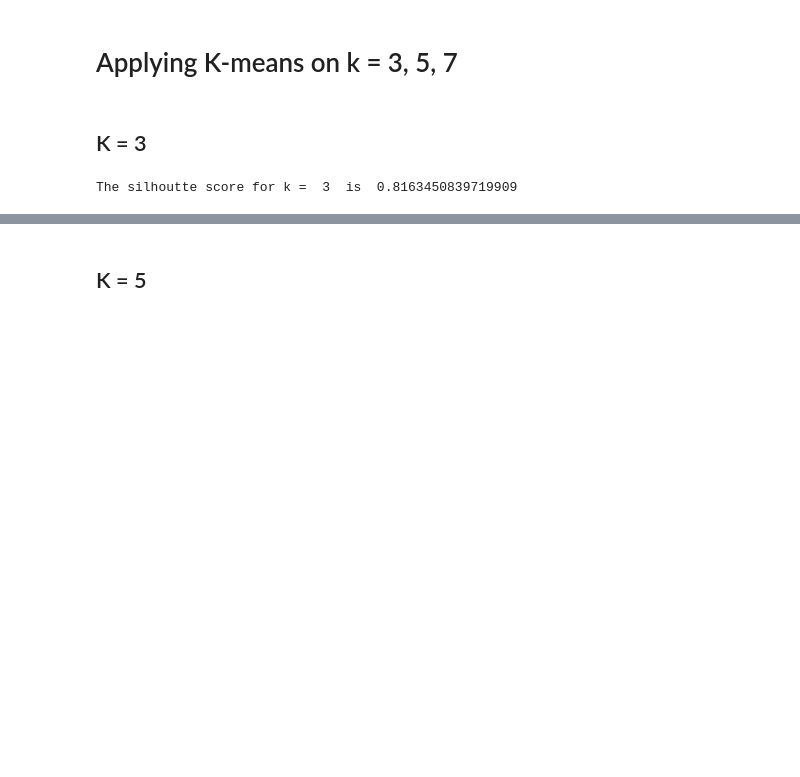
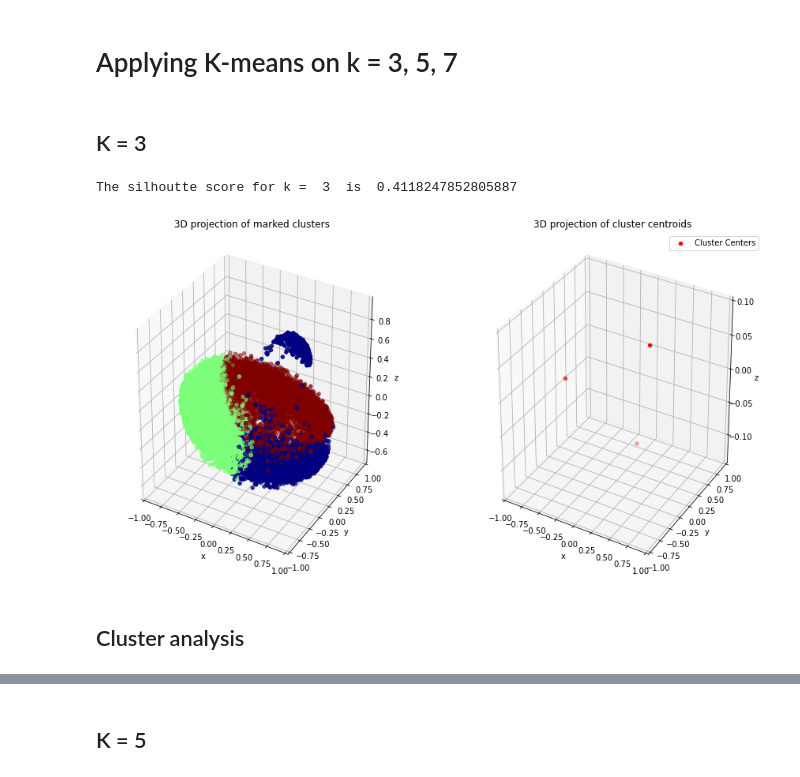
Before and after one commit to NeelMishra/Clustering-Analysis, a Jupyter notebook: Code/Question_2.ipynb, the cells around one changed output, grey strips where cells are left out. Saved outputs shown, nothing was run; the diff lists cells and outputs as text; code cells hidden in the pictures; blank space fills up the shorter version.

```diff
--- a/Code/Question_2.ipynb
+++ b/Code/Question_2.ipynb
@@ -183,14 +241,40 @@ See the caveats in the documentation: https://pandas.pydata.org/pandas-docs/stab
 # Applying K-means on k = 3, 5, 7
 # %% [markdown]
 ## K = 3
-# %%
-from sklearn.metrics import silhouette_score
-
-k = 3
-data_numpy = data.to_numpy()
-kmeans = k_means(k)
-clusters, cluster_centers, labels,iteration = kmeans.fit(data_numpy)
-
-print("The silhoutte score for k = ", k, " is ", silhouette_score(data_numpy, np.array(labels)))
-# %% [output]
-The silhoutte score for k =  3  is  0.8163450839719909
+# %%
+from sklearn.metrics import silhouette_score
+
+k = 3
+data_numpy = X_principal.to_numpy()
+kmeans = k_means(k)
+clusters, cluster_centers, labels,iteration = kmeans.fit(data_numpy)
+
+print("The silhoutte score for k = ", k, " is ", silhouette_score(data_numpy, np.array(labels)))
+
+fig = plt.figure(figsize=(15,8))
+ax = ax = fig.add_subplot(121, projection='3d')#fig.add_subplot(projection='3d')
+ax.scatter(X_principal['P1'], X_principal['P2'], X_principal['P3'],label=np.unique(labels), c = labels,  cmap ='jet' )
+cluster_centers = np.concatenate(cluster_centers)
+cluster_centers = cluster_centers.reshape(-1,3)
+ax.set_xlabel('x')
+ax.set_ylabel('y')
+ax.set_zlabel('z')
+ax.set_xlim(-1,1)
+ax.set_ylim(-1,1)
+ax.title.set_text('3D projection of marked clusters')
+
+ax = fig.add_subplot(122, projection='3d')
+ax.scatter(cluster_centers[:,0], cluster_centers[:,1], cluster_centers[:,2], label = "Cluster Centers", c='red')
+ax.set_xlabel('x')
+ax.set_ylabel('y')
+ax.set_zlabel('z')
+ax.set_xlim(-1,1)
+ax.set_ylim(-1,1)
+ax.title.set_text('3D projection of cluster centroids')
+ax.legend(loc="upper right")
+plt.show()
+# %% [output]
+The silhoutte score for k =  3  is  0.4118247852805887
+[figure, added]
+# %% [markdown]
+## Cluster analysis
```
Also changed, not shown: parts of 66 cells of this notebook.
